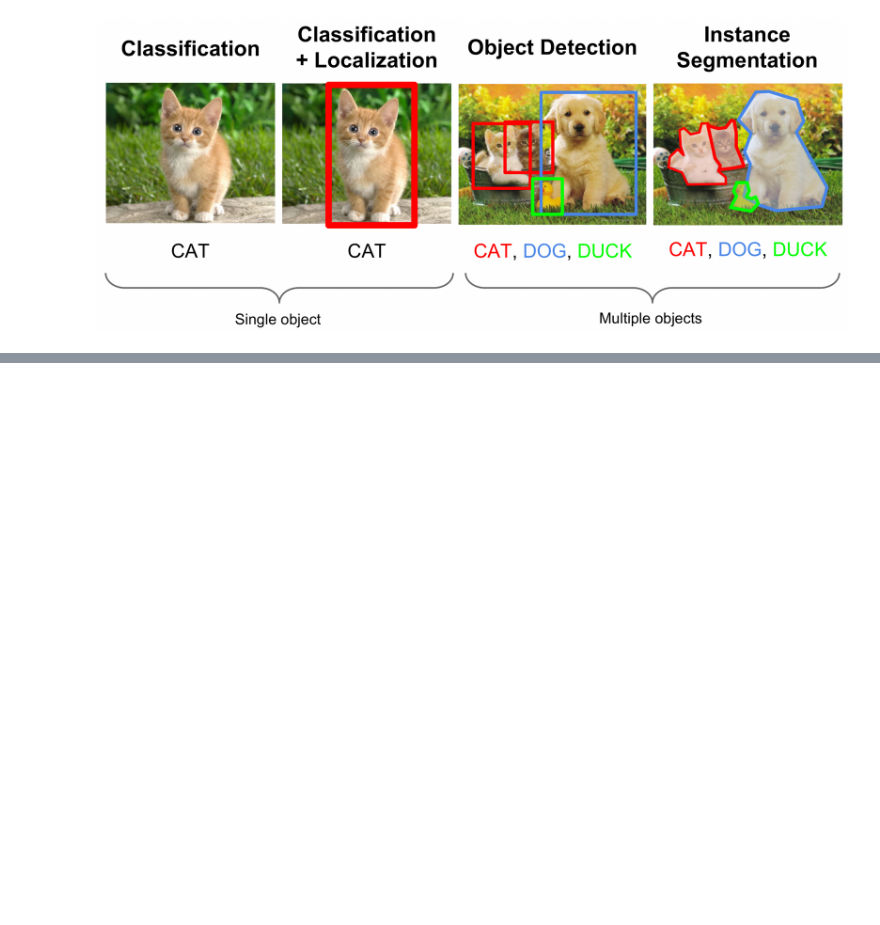
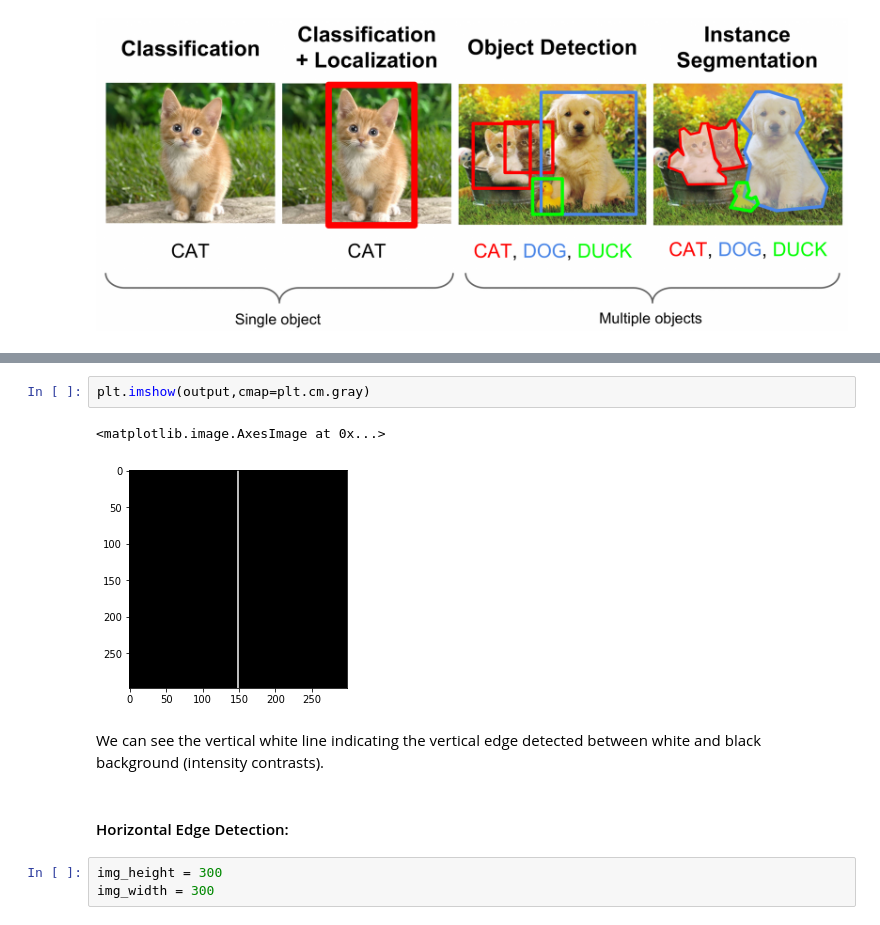
Before and after one commit to sriram7797/Computer-Vision, a Jupyter notebook: CNN Basics.ipynb, the cells around one changed output, grey strips where cells are left out. Cells and saved outputs as stored; diff of their text form; blank space fills up the shorter version.

```diff
--- a/CNN Basics.ipynb
+++ b/CNN Basics.ipynb
@@ -20,0 +137,12 @@
+# %%
+plt.imshow(output,cmap=plt.cm.gray)
+# %% [output]
+<matplotlib.image.AxesImage at 0x...>
+[figure, added]
+# %% [markdown]
+We can see the vertical white line indicating the vertical edge detected between white and black background (intensity contrasts).
+# %% [markdown]
+#### Horizontal Edge Detection:
+# %%
+img_height = 300
+img_width = 300
```
Also changed, not shown: parts of 47 cells of this notebook.
